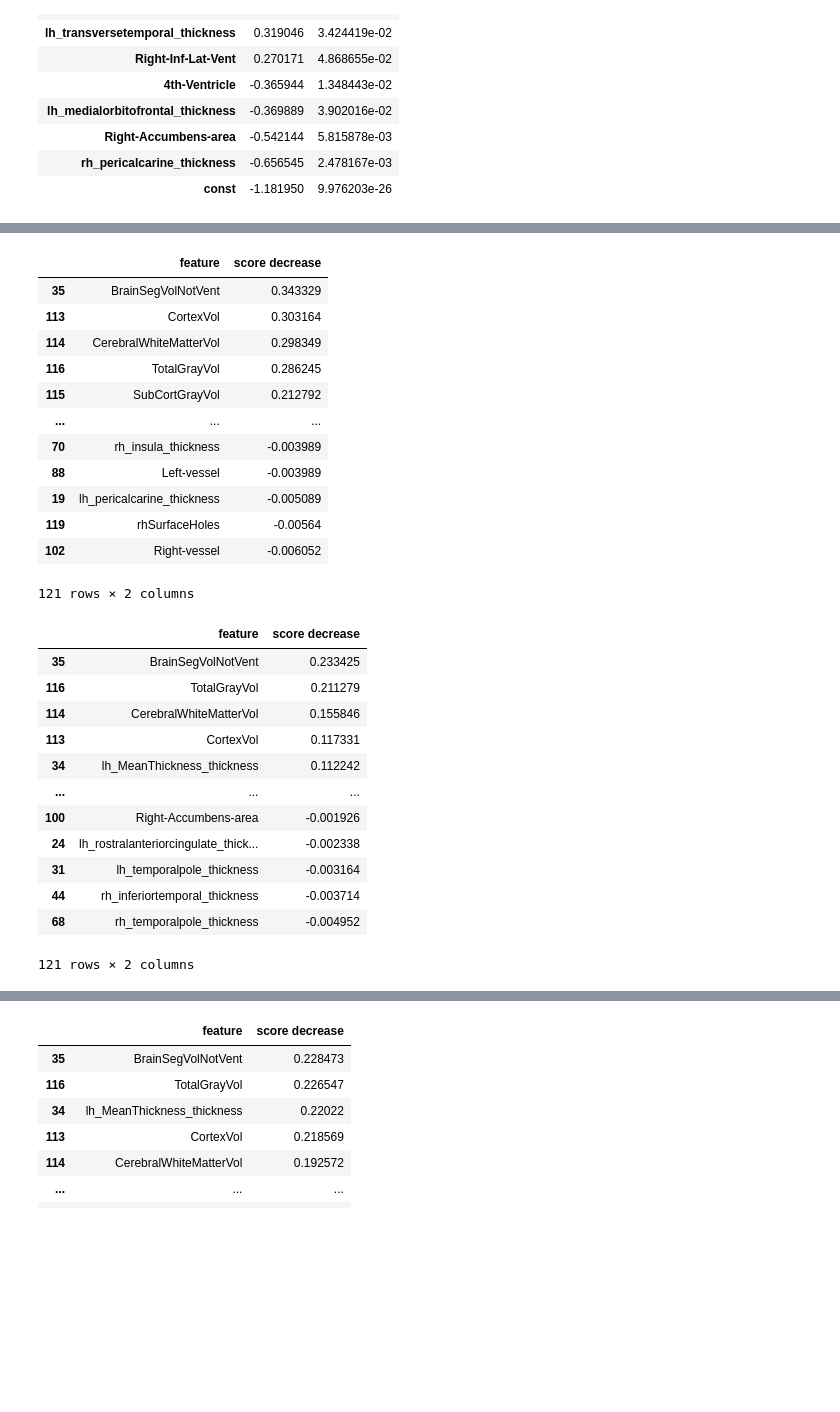
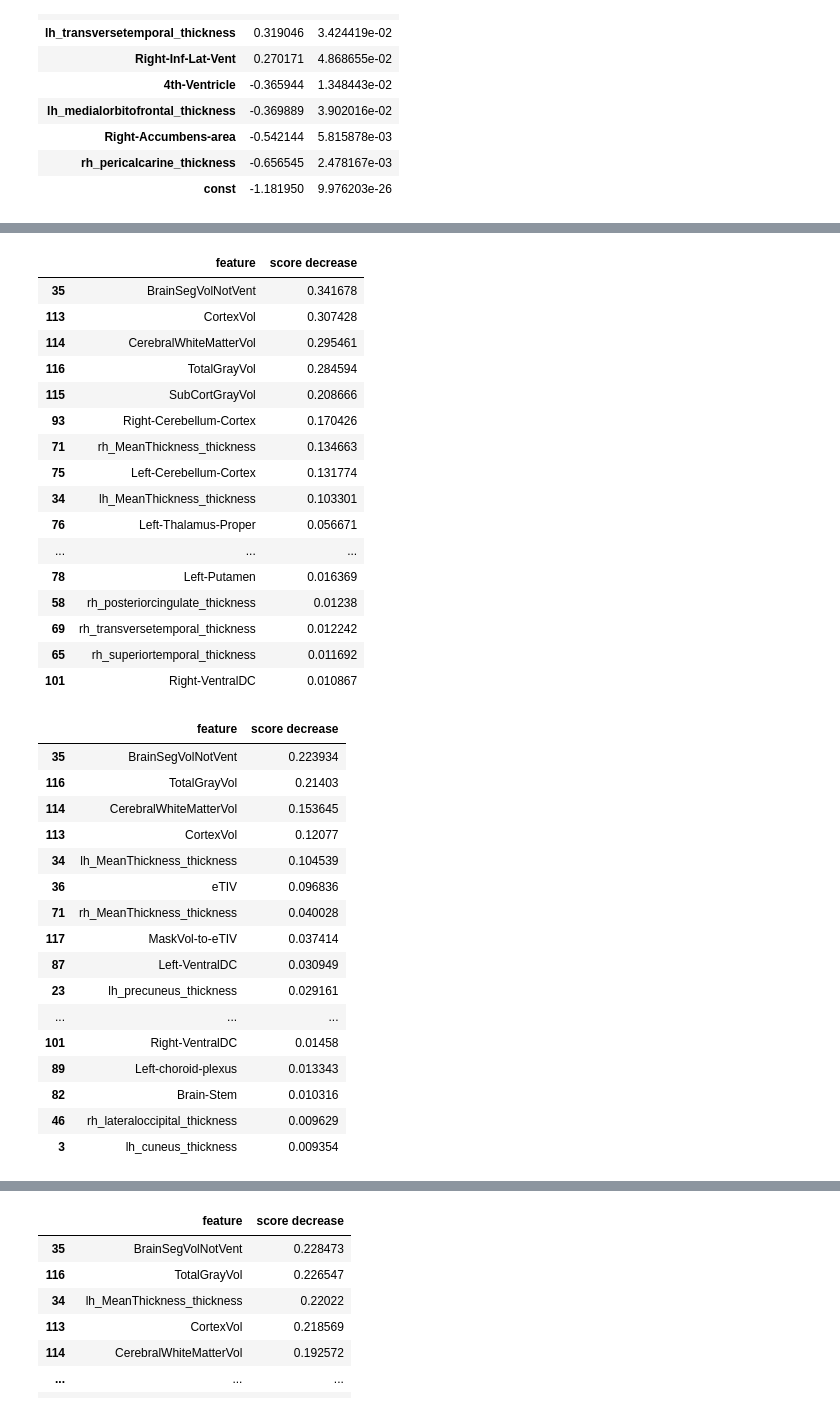
Before and after one commit to lukevano/mri_personality, a Jupyter notebook: notebooks/lv_lewagon_mri.ipynb, the cells around one changed output, grey strips where cells are left out. Saved outputs shown, nothing was run; the diff lists cells and outputs as text; code cells hidden in the pictures; blank space fills up the shorter version.

```diff
--- a/notebooks/lv_lewagon_mri.ipynb
+++ b/notebooks/lv_lewagon_mri.ipynb
@@ -3137,31 +3151,35 @@ importance_f_knn_1
 # %%
 # Make the sklearn logreg model using results from them sm model
 sk_lr = LogisticRegression()
 sk_lr.coef_ = np.array([results_f_knn_2.params[1:]])
 sk_lr.intercept_ = np.array([results_f_knn_2.params[0]])
 sk_lr.classes_ = np.array([0, 1])
 # Selection through multivariate analysis- showing the absolute value that feat contributes to score
 # Make sure to use X without the constant
 permutation_f_knn_2_score = permutation_importance(sk_lr, X_f_scaled, y_f_knn==2, scoring='accuracy', n_repeats=10) # Perform Permutation
 importance_f_knn_2 = pd.DataFrame(np.vstack((X.columns,\
         permutation_f_knn_2_score.importances_mean)).T) # Unstack results
 importance_f_knn_2.columns=['feature','score decrease']
 importance_f_knn_2.sort_values(by="score decrease", ascending = False, inplace=True) # Order by importance
-importance_f_knn_2
+importance_f_knn_2.head(20)
 # %% [output]
 |  | feature | score decrease |
-| 35 | BrainSegVolNotVent | 0.343329 |
-| 113 | CortexVol | 0.303164 |
-| 114 | CerebralWhiteMatterVol | 0.298349 |
-| 116 | TotalGrayVol | 0.286245 |
-| 115 | SubCortGrayVol | 0.212792 |
+| 35 | BrainSegVolNotVent | 0.341678 |
+| 113 | CortexVol | 0.307428 |
+| 114 | CerebralWhiteMatterVol | 0.295461 |
+| 116 | TotalGrayVol | 0.284594 |
+| 115 | SubCortGrayVol | 0.208666 |
+| 93 | Right-Cerebellum-Cortex | 0.170426 |
+| 71 | rh_MeanThickness_thickness | 0.134663 |
+| 75 | Left-Cerebellum-Cortex | 0.131774 |
+| 34 | lh_MeanThickness_thickness | 0.103301 |
+| 76 | Left-Thalamus-Proper | 0.056671 |
 | ... | ... | ... |
-| 70 | rh_insula_thickness | -0.003989 |
-| 88 | Left-vessel | -0.003989 |
-| 19 | lh_pericalcarine_thickness | -0.005089 |
-| 119 | rhSurfaceHoles | -0.00564 |
-| 102 | Right-vessel | -0.006052 |
+| 78 | Left-Putamen | 0.016369 |
+| 58 | rh_posteriorcingulate_thickness | 0.01238 |
+| 69 | rh_transversetemporal_thickness | 0.012242 |
+| 65 | rh_superiortemporal_thickness | 0.011692 |
+| 101 | Right-VentralDC | 0.010867 |
-121 rows × 2 columns
 # %%
 # Make the sklearn logreg model using results from them sm model
 sk_lr = LogisticRegression()
@@ -3175,21 +3193,25 @@ importance_f_knn_3 = pd.DataFrame(np.vstack((X.columns,\
         permutation_f_knn_3_score.importances_mean)).T) # Unstack results
 importance_f_knn_3.columns=['feature','score decrease']
 importance_f_knn_3.sort_values(by="score decrease", ascending = False, inplace=True) # Order by importance
-importance_f_knn_3
+importance_f_knn_3.head(20)
 # %% [output]
 |  | feature | score decrease |
-| 35 | BrainSegVolNotVent | 0.233425 |
-| 116 | TotalGrayVol | 0.211279 |
-| 114 | CerebralWhiteMatterVol | 0.155846 |
-| 113 | CortexVol | 0.117331 |
-| 34 | lh_MeanThickness_thickness | 0.112242 |
+| 35 | BrainSegVolNotVent | 0.223934 |
+| 116 | TotalGrayVol | 0.21403 |
+| 114 | CerebralWhiteMatterVol | 0.153645 |
+| 113 | CortexVol | 0.12077 |
+| 34 | lh_MeanThickness_thickness | 0.104539 |
+| 36 | eTIV | 0.096836 |
+| 71 | rh_MeanThickness_thickness | 0.040028 |
+| 117 | MaskVol-to-eTIV | 0.037414 |
+| 87 | Left-VentralDC | 0.030949 |
+| 23 | lh_precuneus_thickness | 0.029161 |
 | ... | ... | ... |
-| 100 | Right-Accumbens-area | -0.001926 |
-| 24 | lh_rostralanteriorcingulate_thick... | -0.002338 |
-| 31 | lh_temporalpole_thickness | -0.003164 |
-| 44 | rh_inferiortemporal_thickness | -0.003714 |
-| 68 | rh_temporalpole_thickness | -0.004952 |
+| 101 | Right-VentralDC | 0.01458 |
+| 89 | Left-choroid-plexus | 0.013343 |
+| 82 | Brain-Stem | 0.010316 |
+| 46 | rh_lateraloccipital_thickness | 0.009629 |
+| 3 | lh_cuneus_thickness | 0.009354 |
-121 rows × 2 columns
 # %%
 # Make the sklearn logreg model using results from them sm model
 sk_lr = LogisticRegression()
```
Also changed, not shown: parts of 9 cells of this notebook.
